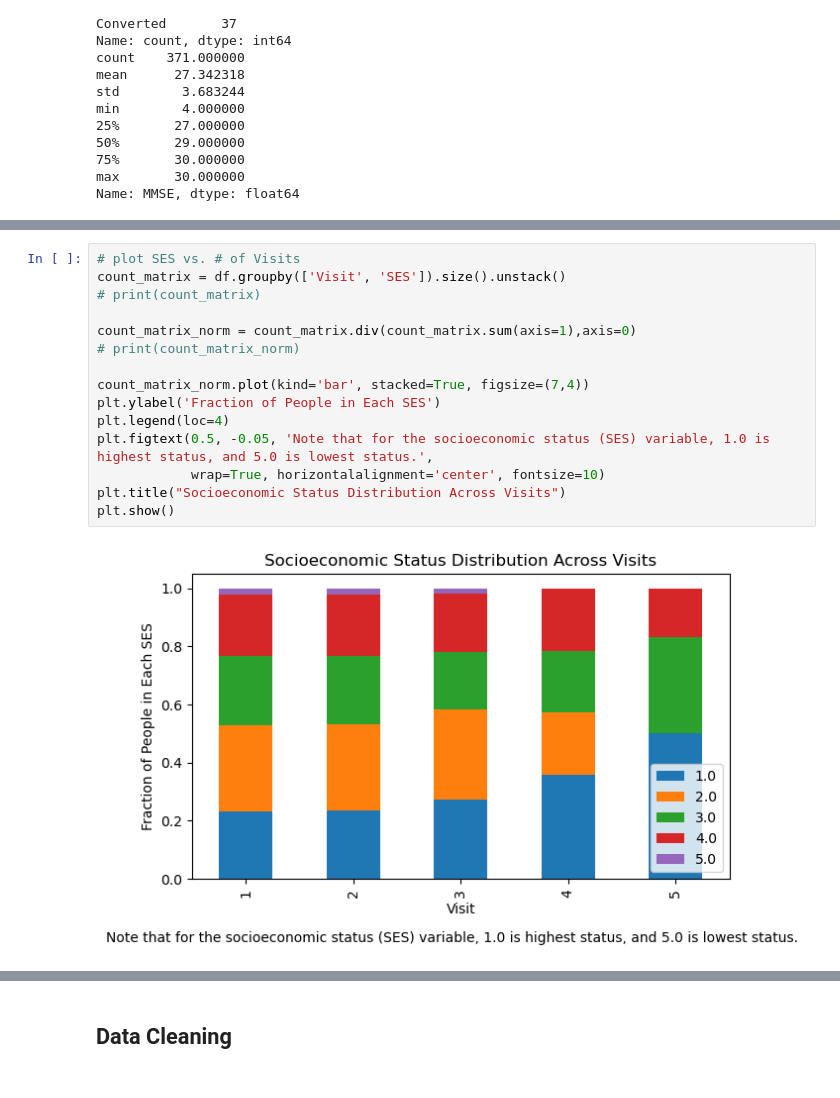
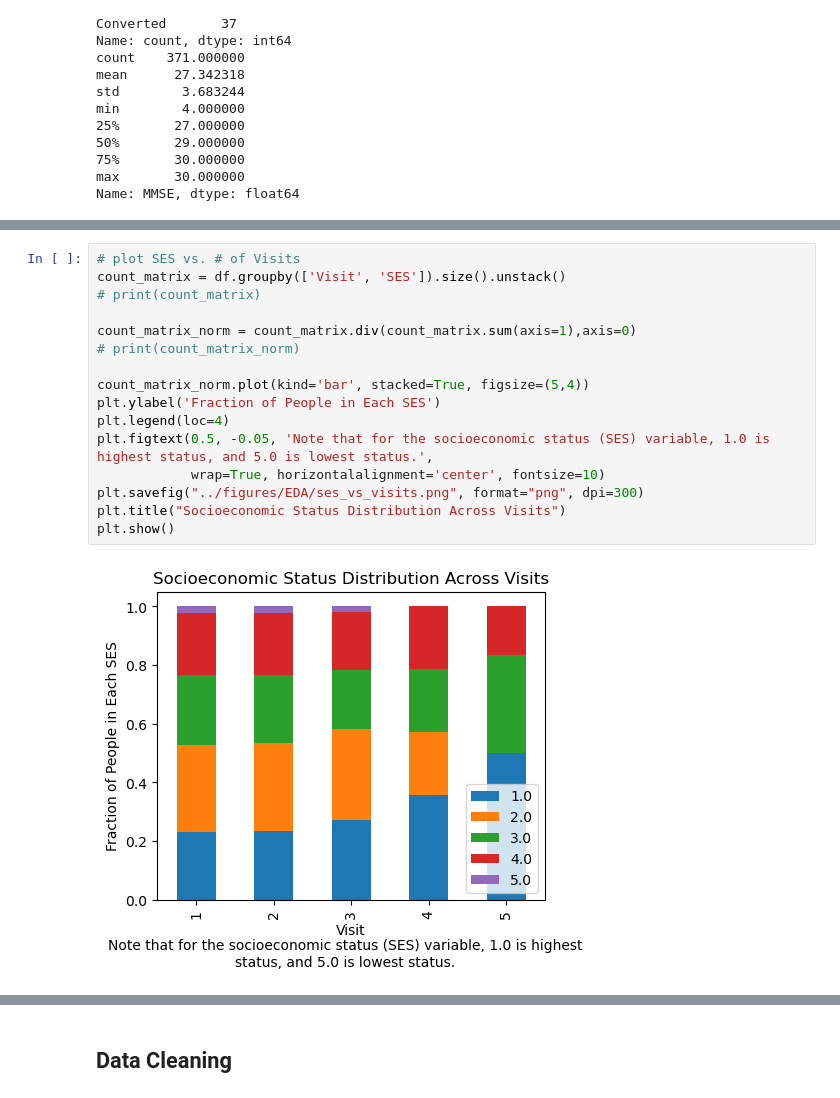
Before and after one commit to s-bao/data1030-project, a Jupyter notebook: src/EDA.ipynb, the cells around one changed output, grey strips where cells are left out. Saved outputs shown, nothing was run; the diff lists cells and outputs as text.

```diff
--- a/notebooks/code.ipynb
+++ b/src/EDA.ipynb
@@ -223,20 +239,21 @@ plt.show()
 # %%
 # plot SES vs. # of Visits
 count_matrix = df.groupby(['Visit', 'SES']).size().unstack()
 # print(count_matrix)
 
 count_matrix_norm = count_matrix.div(count_matrix.sum(axis=1),axis=0)
 # print(count_matrix_norm)
 
-count_matrix_norm.plot(kind='bar', stacked=True, figsize=(7,4))
+count_matrix_norm.plot(kind='bar', stacked=True, figsize=(5,4))
 plt.ylabel('Fraction of People in Each SES')
 plt.legend(loc=4)
 plt.figtext(0.5, -0.05, 'Note that for the socioeconomic status (SES) variable, 1.0 is highest status, and 5.0 is lowest status.',
             wrap=True, horizontalalignment='center', fontsize=10)
+plt.savefig("../figures/EDA/ses_vs_visits.png", format="png", dpi=300)
 plt.title("Socioeconomic Status Distribution Across Visits")
 plt.show()
 # %% [output]
-[figure, old version]
+[figure, new version]
 # %%
 # plot CDR vs. Group
 count_matrix = df.groupby(['CDR', 'Group']).size().unstack()
```
Also changed, not shown: parts of 18 cells of this notebook, 17 other files.
